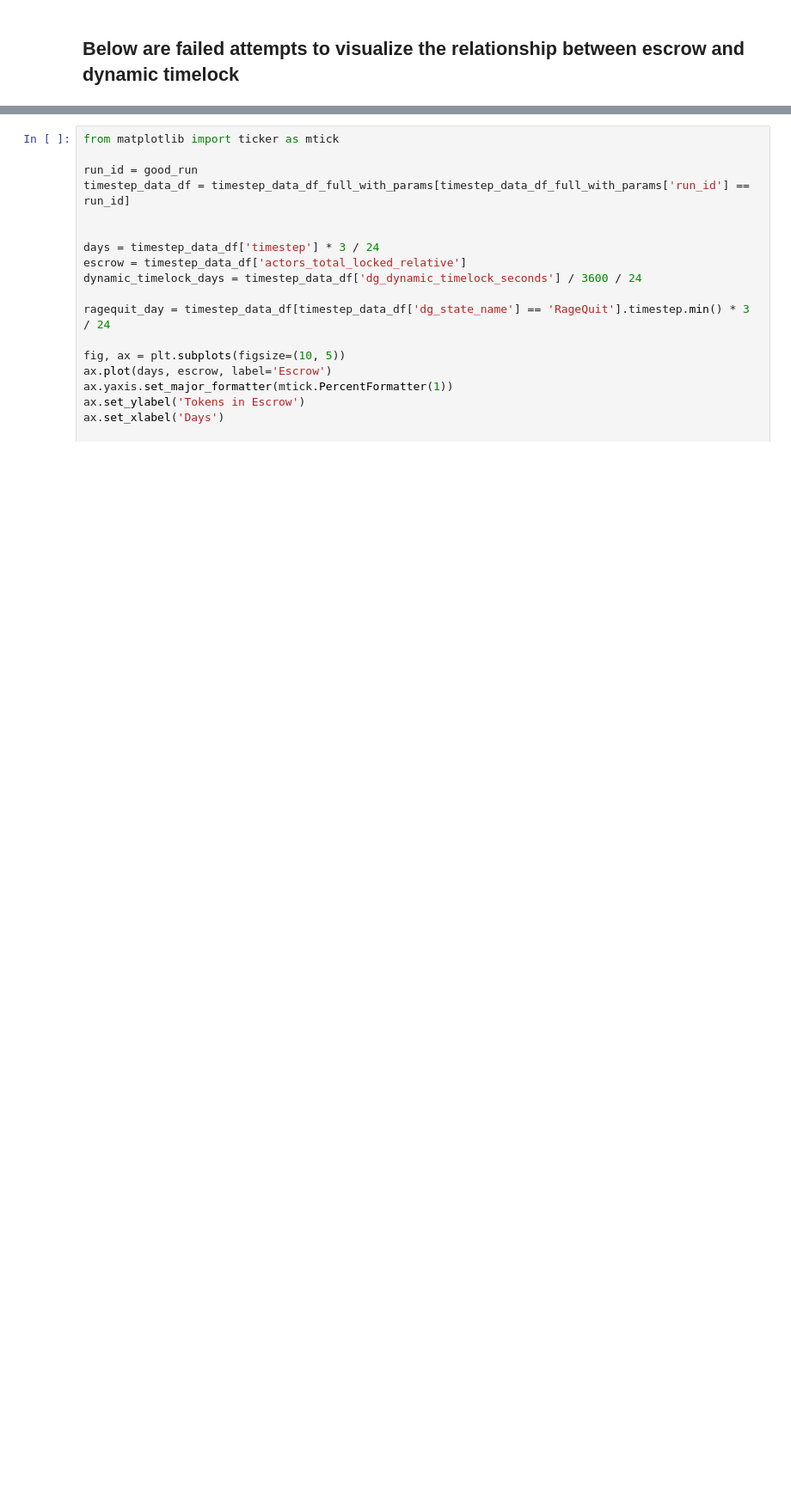
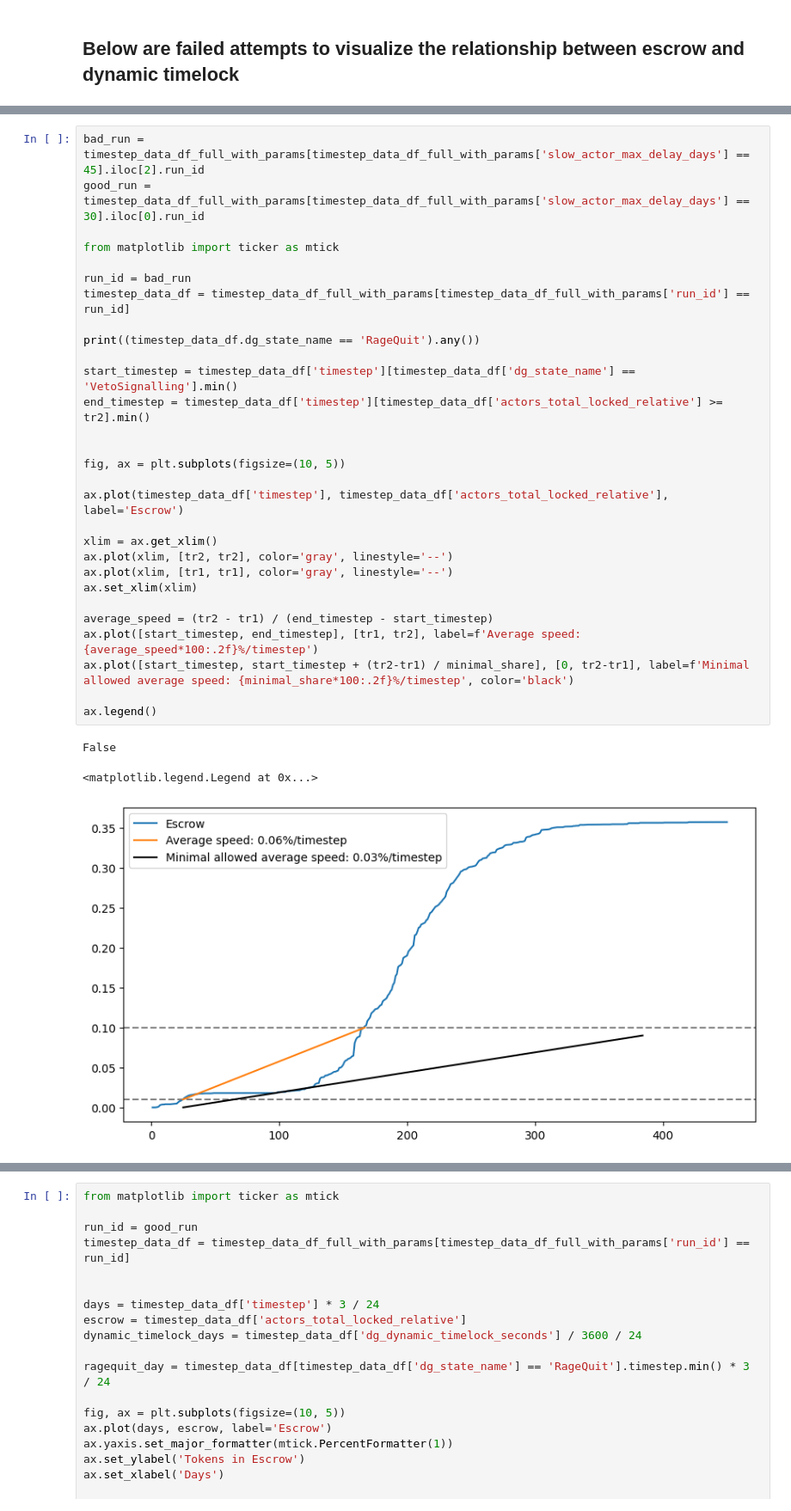
Before and after one commit to collectif-dao/dg-research, a Jupyter notebook: experiments/notebooks/clean_notebook_ragequit_slowactors_delay_sweep.ipynb, the cells around one changed output, grey strips where cells are left out. Shown: that part at 86% size. Drawn from its saved outputs; the diff is of its cells as text; blank space fills up the shorter version.

```diff
--- a/experiments/notebooks/clean_notebook_ragequit_slowactors_delay_sweep.ipynb
+++ b/experiments/notebooks/clean_notebook_ragequit_slowactors_delay_sweep.ipynb
@@ -74,0 +121,33 @@ good_run = timestep_data_df_full_with_params[timestep_data_df_full_with_params['
+# %%
+bad_run = timestep_data_df_full_with_params[timestep_data_df_full_with_params['slow_actor_max_delay_days'] == 45].iloc[2].run_id
+good_run = timestep_data_df_full_with_params[timestep_data_df_full_with_params['slow_actor_max_delay_days'] == 30].iloc[0].run_id
+
+from matplotlib import ticker as mtick
+
+run_id = bad_run
+timestep_data_df = timestep_data_df_full_with_params[timestep_data_df_full_with_params['run_id'] == run_id]
+
+print((timestep_data_df.dg_state_name == 'RageQuit').any())
+
+start_timestep = timestep_data_df['timestep'][timestep_data_df['dg_state_name'] == 'VetoSignalling'].min()
+end_timestep = timestep_data_df['timestep'][timestep_data_df['actors_total_locked_relative'] >= tr2].min()
+
+
+fig, ax = plt.subplots(figsize=(10, 5))
+
+ax.plot(timestep_data_df['timestep'], timestep_data_df['actors_total_locked_relative'], label='Escrow')
+
+xlim = ax.get_xlim()
+ax.plot(xlim, [tr2, tr2], color='gray', linestyle='--')
+ax.plot(xlim, [tr1, tr1], color='gray', linestyle='--')
+ax.set_xlim(xlim)
+
+average_speed = (tr2 - tr1) / (end_timestep - start_timestep)
+ax.plot([start_timestep, end_timestep], [tr1, tr2], label=f'Average speed: {average_speed*100:.2f}%/timestep')
+ax.plot([start_timestep, start_timestep + (tr2-tr1) / minimal_share], [0, tr2-tr1], label=f'Minimal allowed average speed: {minimal_share*100:.2f}%/timestep', color='black')
+
+ax.legend()
+# %% [output]
+False
+<matplotlib.legend.Legend at 0x...>
+[figure, added]
```
Also changed, not shown: parts of 9 cells of this notebook.
